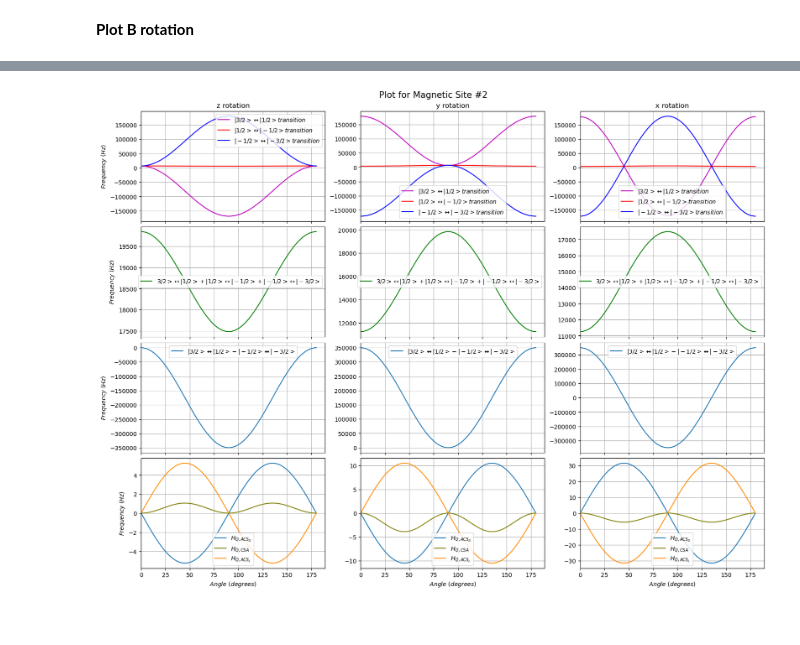
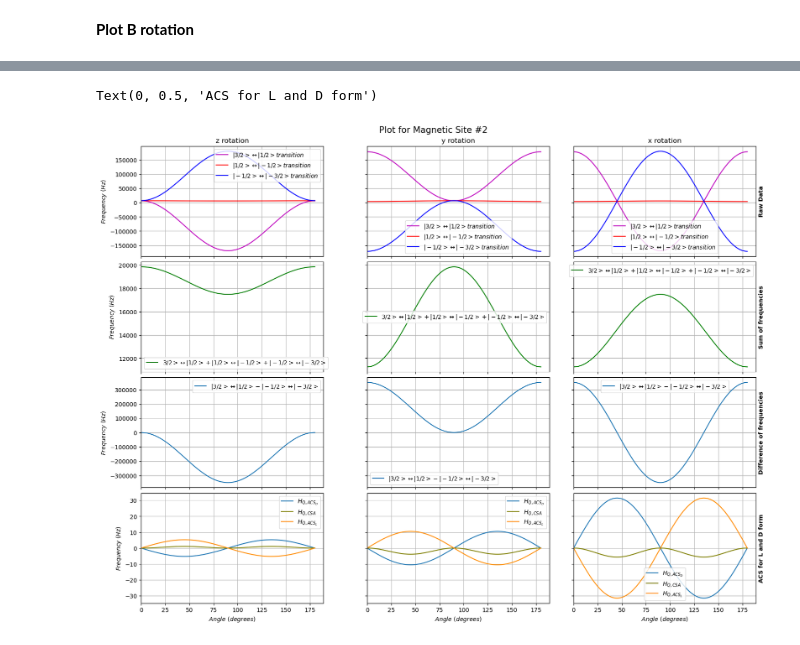
Before and after one commit to AstrobioShiva/Script_project, a Jupyter notebook: NMR_analysis/plot.ipynb, the cells around one changed output, grey strips where cells are left out. Drawn from its saved outputs; the diff is of its cells as text; code cells hidden in the pictures.

```diff
--- a/NMR_analysis/plot.ipynb
+++ b/NMR_analysis/plot.ipynb
@@ -61,7 +63,7 @@ for i, orientation in enumerate(title):
 # Append the set dataframes to the main list
 
 # print(dfs2[1])
-Fig, axes = plt.subplots(nrows=4, ncols=3,figsize=(16,12), sharex=True,constrained_layout=True)
+Fig, axes = plt.subplots(nrows=4, ncols=3,figsize=(16,12), sharex=True, sharey='row', constrained_layout=True)
 Fig.suptitle(' Plot for Magnetic Site #1', fontsize=15)
 for  i, orientation in enumerate(title):
     axes[i,0].set_ylabel(r'$Frequency\ (Hz)$')
@@ -90,4 +92,16 @@ for  i, orientation in enumerate(title):
     axes[3,i].set_xlabel(r'$Angle\ (degrees)$')
     axes[3,i].legend(loc='best')
     axes[3,i].grid()
+
+axes[0,2].yaxis.set_label_position("right")
+axes[0,2].set_ylabel('Raw Data', fontweight='bold')
+
+axes[1,2].yaxis.set_label_position("right")
+axes[1,2].set_ylabel('Sum of frequencies', fontweight='bold')
+
+axes[2,2].yaxis.set_label_position("right")
+axes[2,2].set_ylabel('Difference of frequencies', fontweight='bold')
+
+axes[3,2].yaxis.set_label_position("right")
+axes[3,2].set_ylabel('ACS for L and D form', fontweight='bold')
 # %% [output]
@@ -95,35 +110,49 @@ for  i, orientation in enumerate(title):
 # %%
-Fig, axes = plt.subplots(nrows=4, ncols=3,figsize=(16,12), sharex=True,constrained_layout=True)
+Fig, axes = plt.subplots(nrows=4, ncols=3,figsize=(16,12), sharex=True,sharey='row', constrained_layout=True)
 Fig.suptitle(' Plot for Magnetic Site #2', fontsize=15)
 for  i, orientation in enumerate(title):
     axes[i,0].set_ylabel(r'$Frequency\ (Hz)$')
     axes[i+1, 0].set_ylabel(r'$Frequency\ (Hz)$')
 
     axes[0,i].set_title(orientation)
     axes[0,i].plot(dfs2[i].angle,dfs2[i].freq_1D, '-m', label = r'$|3/2>\leftrightarrow|1/2> transition$')
     axes[0,i].plot(dfs2[i].angle,dfs2[i].freq_2D, '-r',label = r'$|1/2>\leftrightarrow|-1/2> transition$')
     axes[0,i].plot(dfs2[i].angle,dfs2[i].freq_3D, '-b',label = r'$|-1/2>\leftrightarrow|-3/2> transition$')
     axes[0,i].legend(loc='best')
     axes[0,i].grid()
 
     axes[1,i].plot(dfs2[i].angle,dfs2[i].freq_sum, '-g', label = r'$3/2>\leftrightarrow|1/2> + |1/2>\leftrightarrow|-1/2>+ |-1/2>\leftrightarrow|-3/2>$')
     axes[1,i].legend(loc='best')
     axes[1,i].grid()
 
     axes[2,i].plot(dfs2[i].angle,dfs2[i].freq_diff, '-', label = r'$|3/2>\leftrightarrow|1/2> - |-1/2>\leftrightarrow|-3/2>$')
     axes[2,i].set_xlim(left=0)
     axes[2,i].legend(loc='best')
     axes[2,i].grid()
 
     axes[3,i].plot(dfs2[i].angle,dfs2[i].acs, label = r'$H_{Q, ACS_D}$')
     axes[3,i].plot(dfs2[i].angle,dfs2[i].csa, '-', color = 'olive',label = r'$H_{Q, CSA}$')
     # axes[3,i].plot(df[i].angle,df[i].acs + df[i].csa, label = r'$H_{Q, ACS} +H_{Q, CSA} $')
     axes[3,i].plot(dfs2[i].angle,dfs2[i].acs_anti,  '-', color='darkorange', label = r'$H_{Q, ACS_L}$')
     axes[3,i].set_xlabel(r'$Angle\ (degrees)$')
     axes[3,i].legend(loc='best')
     axes[3,i].grid()
+
+
+axes[0,2].yaxis.set_label_position("right")
+axes[0,2].set_ylabel('Raw Data', fontweight='bold')
+
+axes[1,2].yaxis.set_label_position("right")
+axes[1,2].set_ylabel('Sum of frequencies', fontweight='bold')
+
+axes[2,2].yaxis.set_label_position("right")
+axes[2,2].set_ylabel('Difference of frequencies', fontweight='bold')
+
+axes[3,2].yaxis.set_label_position("right")
+axes[3,2].set_ylabel('ACS for L and D form', fontweight='bold')
 # %% [output]
+Text(0, 0.5, 'ACS for L and D form')
-[figure, old version]
+[figure, new version]
 # %%
 df = O_data_file()
 
```
Also changed, not shown: parts of 3 cells of this notebook, 1 other file.
